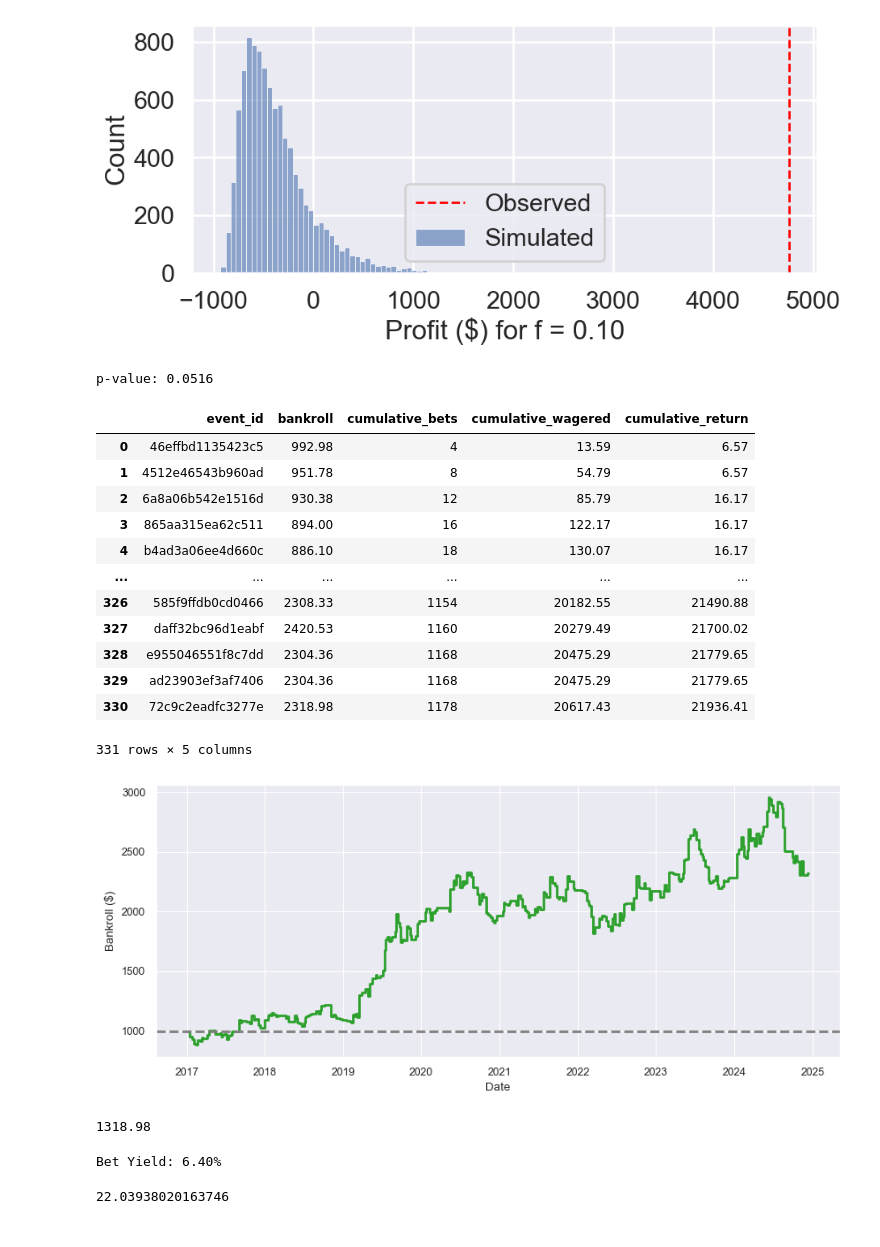
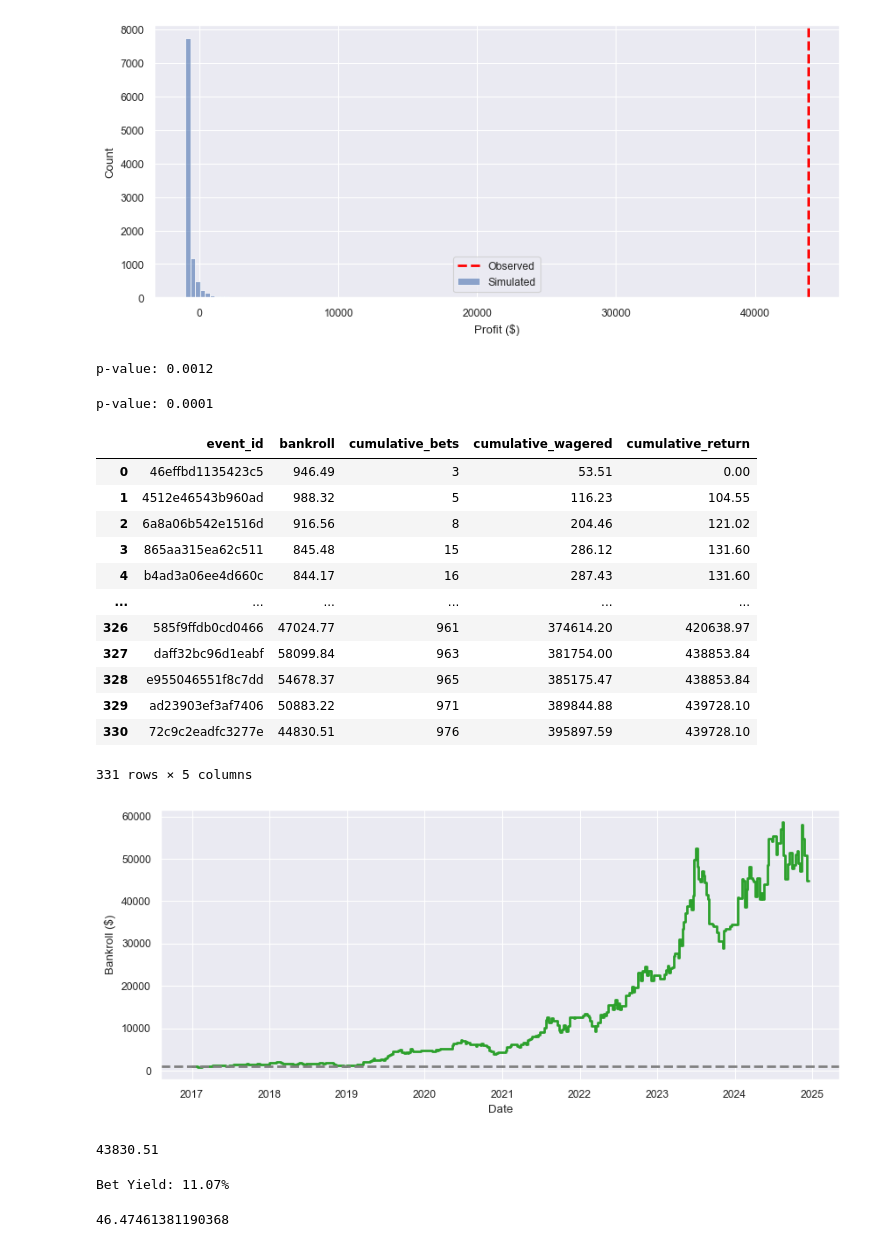
Before and after one commit to ehan03/yale-senior-thesis, a Jupyter notebook: notebooks/backtest_stuff/betting_results.ipynb, the cells around one changed output. Cells and saved outputs as stored; diff of their text form; code cells hidden in the pictures.

```diff
--- a/notebooks/backtest_stuff/betting_results.ipynb
+++ b/notebooks/backtest_stuff/betting_results.ipynb
@@ -4,59 +4,63 @@ import pandas as pd
 import matplotlib.pyplot as plt
 import seaborn as sns
 
-sns.set_theme(style="darkgrid", context="poster")
+sns.set_theme(style="darkgrid", context="paper")
 # %%
 # backtest_odds = pd.read_csv("../../data/backtesting/backtest_odds.csv")
 # backtest_actual = pd.read_csv("../../model_files/lr/backtest_actual_simultaneous_0.1.csv")
 # backtest_mc = pd.read_csv("../../model_files/lr/backtest_mc_simultaneous_0.1.csv")
 
 backtest_odds = pd.read_csv("../../data/backtesting/backtest_odds_case_study.csv")
-backtest_actual = pd.read_csv("../../model_files/lr/case_study/backtest_actual_simultaneous_0.1.csv")
-backtest_mc = pd.read_csv("../../model_files/lr/case_study/backtest_mc_simultaneous_0.1.csv")
+backtest_actual = pd.read_csv("../../model_files/lr/case_study/backtest_actual_simultaneous_0.25.csv")
+backtest_mc = pd.read_csv("../../model_files/lr/case_study/backtest_mc_simultaneous_0.25.csv")
 # %%
 fig, ax = plt.subplots(figsize=(10, 4))  # Adjust the figure size as needed
 simulated_pnl = backtest_mc.drop(columns=["event_id"]).iloc[-1] - 1000
 # simulated_pnl.hist(bins=100, ax=ax)
 ax = sns.histplot(
     simulated_pnl,
     bins=100,
     # color="blue",
     ax=ax,
     stat="count",
     label="Simulated",
     alpha=0.6
 )
-ax.set(xlabel="Profit ($) for f = 0.10")
+ax.set(xlabel="Profit ($)")
 
 actual_pnl = backtest_actual["bankroll"].iloc[-1] - 1000
 ax.axvline(actual_pnl, color='red', linestyle='dashed', linewidth=2, label="Observed")
 # ax.axvline(actual_pnl, color='red', linestyle='dashed', linewidth=1)
 plt.legend()
 plt.show()
 # %% [output]
-[figure, old version]
+[figure, new version]
 # %%
 num_geq = np.count_nonzero(simulated_pnl >= actual_pnl)
 p_value = (num_geq + 1) / (len(simulated_pnl) + 1)
 adj_p_value = p_value * 12
 print(f"p-value: {adj_p_value:.4f}")
 # %% [output]
-p-value: 0.0516
+p-value: 0.0012
+# %%
+print(f"p-value: {p_value:.4f}")
+# %% [output]
+p-value: 0.0001
 # %%
 backtest_actual
 # %% [output]
 |  | event_id | bankroll | cumulative_bets | cumulative_wagered | cumulative_return |
-| 0 | 46effbd1135423c5 | 992.98 | 4 | 13.59 | 6.57 |
-| 1 | 4512e46543b960ad | 951.78 | 8 | 54.79 | 6.57 |
-| 2 | 6a8a06b542e1516d | 930.38 | 12 | 85.79 | 16.17 |
-| 3 | 865aa315ea62c511 | 894.00 | 16 | 122.17 | 16.17 |
-| 4 | b4ad3a06ee4d660c | 886.10 | 18 | 130.07 | 16.17 |
+| 0 | 46effbd1135423c5 | 946.49 | 3 | 53.51 | 0.00 |
+| 1 | 4512e46543b960ad | 988.32 | 5 | 116.23 | 104.55 |
+| 2 | 6a8a06b542e1516d | 916.56 | 8 | 204.46 | 121.02 |
+| 3 | 865aa315ea62c511 | 845.48 | 15 | 286.12 | 131.60 |
+| 4 | b4ad3a06ee4d660c | 844.17 | 16 | 287.43 | 131.60 |
 | ... | ... | ... | ... | ... | ... |
-| 326 | 585f9ffdb0cd0466 | 2308.33 | 1154 | 20182.55 | 21490.88 |
-| 327 | daff32bc96d1eabf | 2420.53 | 1160 | 20279.49 | 21700.02 |
-| 328 | e955046551f8c7dd | 2304.36 | 1168 | 20475.29 | 21779.65 |
-| 329 | ad23903ef3af7406 | 2304.36 | 1168 | 20475.29 | 21779.65 |
-| 330 | 72c9c2eadfc3277e | 2318.98 | 1178 | 20617.43 | 21936.41 |
+| 326 | 585f9ffdb0cd0466 | 47024.77 | 961 | 374614.20 | 420638.97 |
+| 327 | daff32bc96d1eabf | 58099.84 | 963 | 381754.00 | 438853.84 |
+| 328 | e955046551f8c7dd | 54678.37 | 965 | 385175.47 | 438853.84 |
+| 329 | ad23903ef3af7406 | 50883.22 | 971 | 389844.88 | 439728.10 |
+| 330 | 72c9c2eadfc3277e | 44830.51 | 976 | 395897.59 | 439728.10 |
 331 rows × 5 columns
 # %%
 temp = backtest_odds[["event_id", "date"]]
@@ -83,17 +87,17 @@ ax.set(xlabel="Date", ylabel="Bankroll ($)")
 ax.axhline(1000, color="gray", linestyle="--", linewidth=2)
 plt.show()
 # %% [output]
-[figure, old version]
+[figure, new version]
 # %%
 # actual_pnl
 np.round(actual_pnl, 2)
 # %% [output]
-1318.98
+43830.51
 # %%
 bet_yield = (backtest_actual["cumulative_return"].iloc[-1] - backtest_actual["cumulative_wagered"].iloc[-1]) / backtest_actual["cumulative_wagered"].iloc[-1] * 100
 print(f"Bet Yield: {bet_yield:.2f}%")
 # %% [output]
-Bet Yield: 6.40%
+Bet Yield: 11.07%
 # %%
 def calculate_max_drawdown(values):
     """
@@ -127,4 +131,4 @@ def calculate_max_drawdown(values):
 
 calculate_max_drawdown(backtest_actual["bankroll"].values) * 100  # Convert to percentage
 # %% [output]
-22.03938020163746
+46.47461381190368
```
Also changed, not shown: 4 other files.
